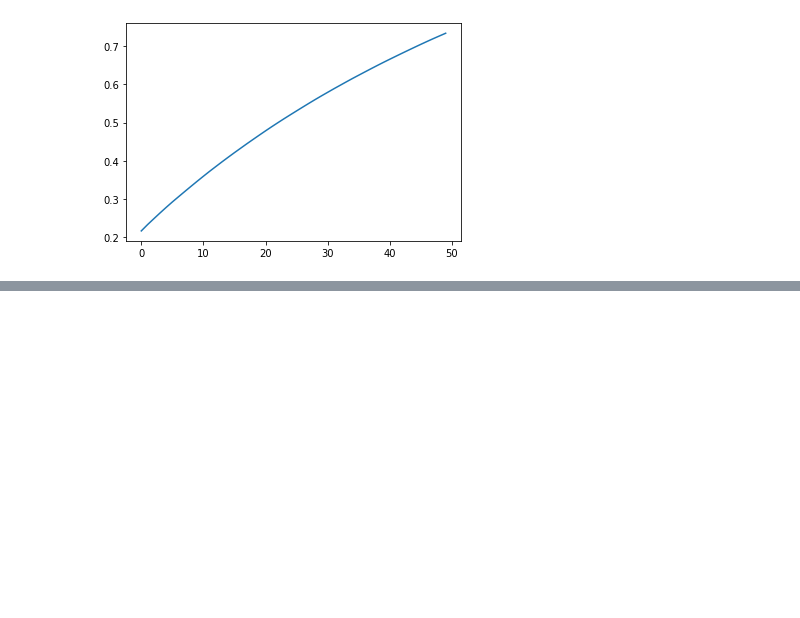
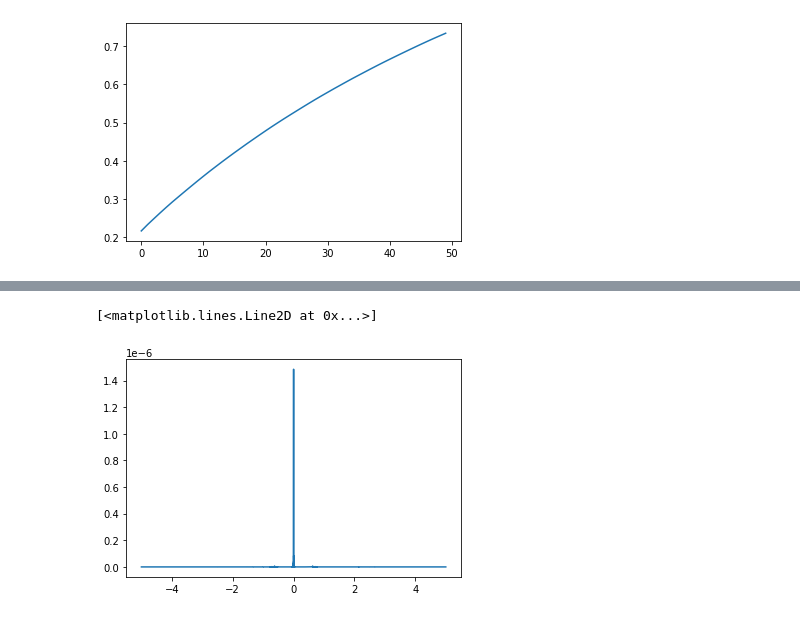
Before and after one commit to mariakesa/NeuroPixelsDataAnalysis, a Jupyter notebook: Simulations/SimulationDataAnalysis1.ipynb, the cells around one changed output, grey strips where cells are left out. Saved outputs shown, nothing was run; the diff lists cells and outputs as text; code cells hidden in the pictures; blank space fills up the shorter version.

```diff
--- a/Simulations/SimulationDataAnalysis1.ipynb
+++ b/Simulations/SimulationDataAnalysis1.ipynb
@@ -108,0 +127,12 @@ plt.plot(np.cumsum(var_exp_poisson))
+# %%
+ps = np.abs(np.fft.fft(I_ampa))**2
+
+time_step = 1 / 10
+freqs = np.fft.fftfreq(I_ampa.size, time_step)
+idx = np.argsort(freqs)
+ps[0]=0
+
+plt.plot(freqs[idx], ps[idx])
+# %% [output]
+[<matplotlib.lines.Line2D at 0x...>]
+[figure, added]
```
Also changed, not shown: parts of 8 cells of this notebook.
